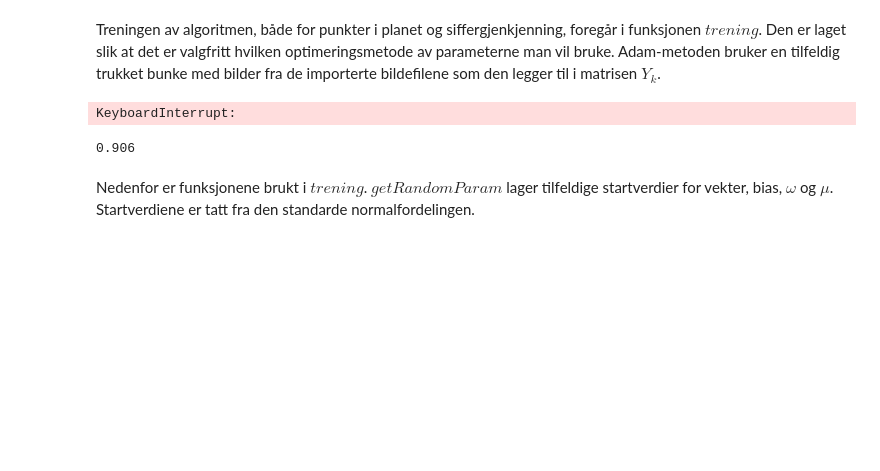
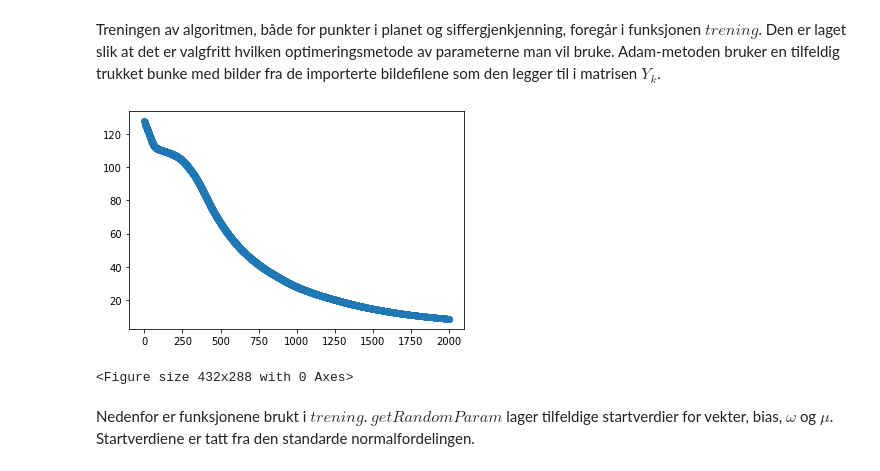
Before and after one commit to vivekapriyas/NN_mnist, a Jupyter notebook: Prosjekt2.ipynb, the cells around one changed output. Cells and saved outputs as stored; diff of their text form; code cells hidden in the pictures; blank space fills up the shorter version.

```diff
--- a/Prosjekt2.ipynb
+++ b/Prosjekt2.ipynb
@@ -84,15 +84,10 @@ def trening(images, labels, AdamOrPlain = 'plain', n=1000, h = 0.05, K = 20):
     return W_k, b_k, omega, my, z, J_list
 # %%
 images, labels = read_spiral_from_file()
-W_learned1, b_learned1, omega_learned1, my_learned1, z1, J_list1 = trening(images, labels, n = 3000, AdamOrPlain = 'adam')
+W_learned1, b_learned1, omega_learned1, my_learned1, z1, J_list1 = trening(images, labels, h = 0.1, n = 2000, AdamOrPlain = 'adam')
 success1 = success(z1,labels*1)
 
 plotJ(J_list1)
 # %% [output]
+[figure, added]
-KeyboardInterrupt:
+<Figure size 432x288 with 0 Axes>
-# %%
-Y_k1 = forward_function(images, W_learned1, b_learned1, h)
-#plot_progression(Y_k1, labels*1)
-print(success1)
-# %% [output]
-0.906
```
Also changed, not shown: parts of 4 cells of this notebook, 1 other file.
